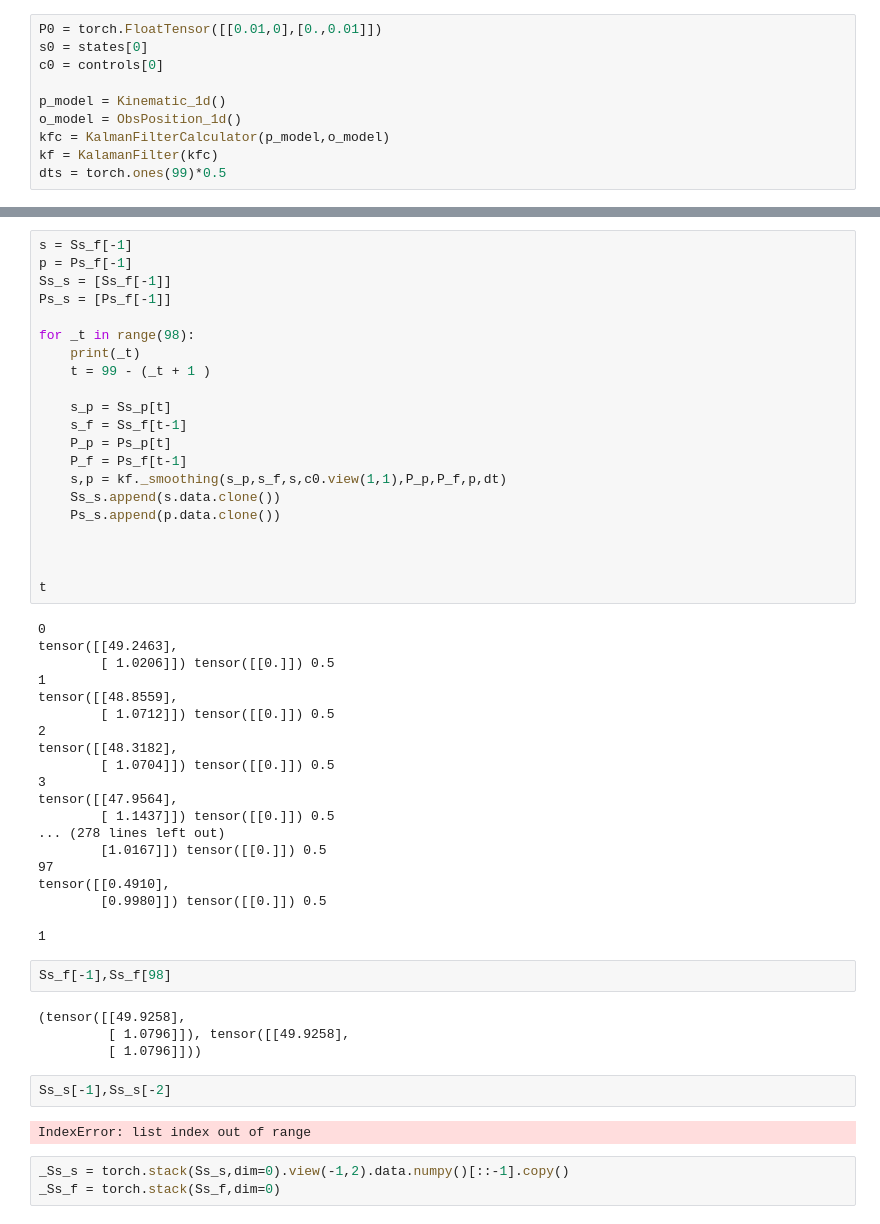
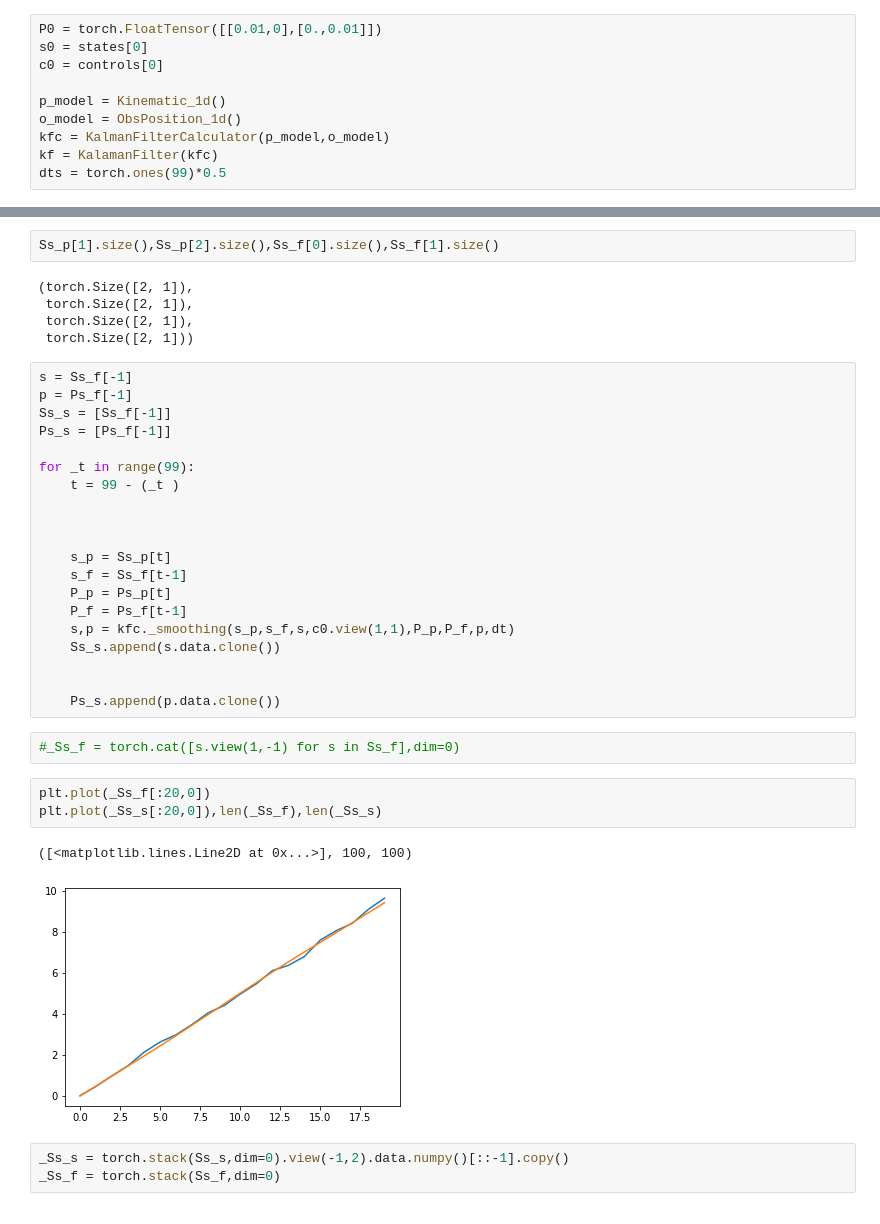
Before and after one commit to yshibata8513/kalman_filter, a Jupyter notebook: Untitled.ipynb, the cells around one changed output, grey strips where cells are left out. Cells and saved outputs as stored; diff of their text form.

```diff
--- a/Untitled.ipynb
+++ b/Untitled.ipynb
@@ -206,53 +239,38 @@ AttributeError: 'KalamanFilter' object has no attribute '_prediction'
+# %%
+Ss_p[1].size(),Ss_p[2].size(),Ss_f[0].size(),Ss_f[1].size()
+# %% [output]
+(torch.Size([2, 1]),
+ torch.Size([2, 1]),
+ torch.Size([2, 1]),
+ torch.Size([2, 1]))
 # %%
 s = Ss_f[-1]
 p = Ps_f[-1]
 Ss_s = [Ss_f[-1]]
 Ps_s = [Ps_f[-1]]
 
-for _t in range(98):
-    print(_t)
-    t = 99 - (_t + 1 )
+for _t in range(99):
+    t = 99 - (_t )
+
+
 
     s_p = Ss_p[t]
     s_f = Ss_f[t-1]
     P_p = Ps_p[t]
     P_f = Ps_f[t-1]
-    s,p = kf._smoothing(s_p,s_f,s,c0.view(1,1),P_p,P_f,p,dt)
+    s,p = kfc._smoothing(s_p,s_f,s,c0.view(1,1),P_p,P_f,p,dt)
     Ss_s.append(s.data.clone())
-    Ps_s.append(p.data.clone())
 
 
-
-t
+    Ps_s.append(p.data.clone())
-# %% [output]
-0
-tensor([[49.2463],
-        [ 1.0206]]) tensor([[0.]]) 0.5
-1
-tensor([[48.8559],
-        [ 1.0712]]) tensor([[0.]]) 0.5
-2
-tensor([[48.3182],
-        [ 1.0704]]) tensor([[0.]]) 0.5
-3
-tensor([[47.9564],
-        [ 1.1437]]) tensor([[0.]]) 0.5
-... (278 lines left out)
-        [1.0167]]) tensor([[0.]]) 0.5
-97
-tensor([[0.4910],
-        [0.9980]]) tensor([[0.]]) 0.5
-1
-# %%
-Ss_f[-1],Ss_f[98]
-# %% [output]
-(tensor([[49.9258],
-         [ 1.0796]]), tensor([[49.9258],
-         [ 1.0796]]))
-# %%
-Ss_s[-1],Ss_s[-2]
-# %% [output]
-IndexError: list index out of range
+# %%
+#_Ss_f = torch.cat([s.view(1,-1) for s in Ss_f],dim=0)
+# %%
+plt.plot(_Ss_f[:20,0])
+plt.plot(_Ss_s[:20,0]),len(_Ss_f),len(_Ss_s)
+# %% [output]
+([<matplotlib.lines.Line2D at 0x...>], 100, 100)
+[figure, added]
 # %%
 _Ss_s = torch.stack(Ss_s,dim=0).view(-1,2).data.numpy()[::-1].copy()
 _Ss_f = torch.stack(Ss_f,dim=0)
```
Also changed, not shown: parts of 10 cells of this notebook.
